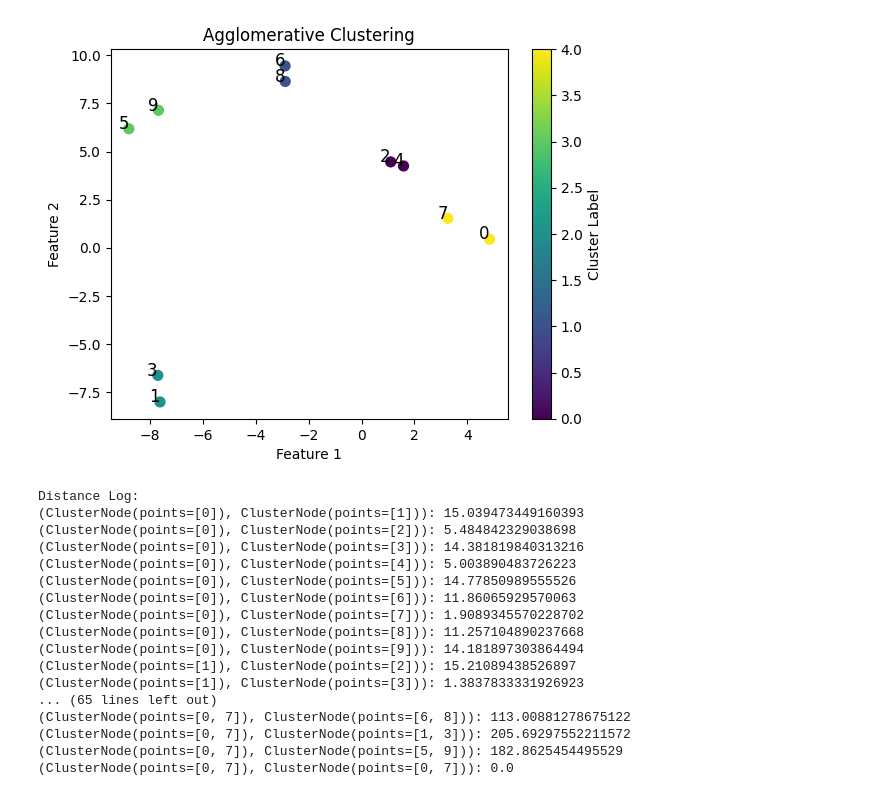
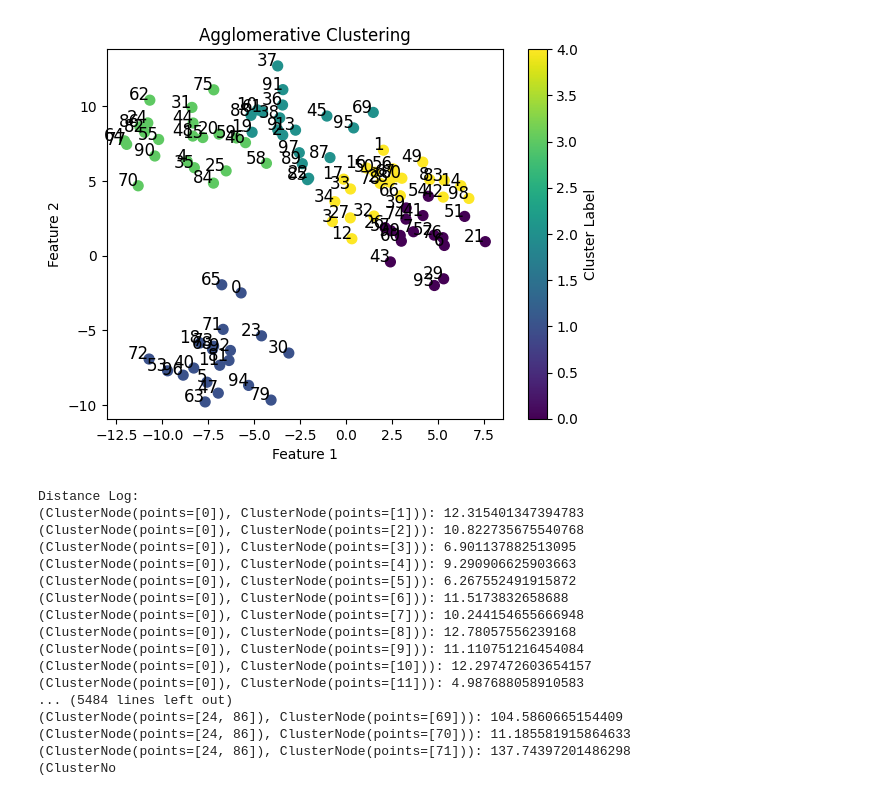
Before and after one commit to judywu4800/SI_HierarchicalClustering, a Jupyter notebook: Hierarchial_Clustering_testing.ipynb, the cells around one changed output. Drawn from its saved outputs; the diff is of its cells as text; code cells hidden in the pictures.

```diff
--- a/Hierarchial_Clustering_testing.ipynb
+++ b/Hierarchial_Clustering_testing.ipynb
@@ -4,53 +4,53 @@ from sklearn.datasets import make_blobs
 import matplotlib.pyplot as plt
 from hierarchical_clustering import AgglomerativeClustering
 # %%
-X, y = make_blobs(n_samples=10, centers=5, cluster_std=0.8,random_state=42)
+X, y = make_blobs(n_samples=100, centers=5, cluster_std=2,random_state=42)
 
 # Fit agglomerative clustering
-model = AgglomerativeClustering(X, n_clusters=5,linkage="ward")
+model = AgglomerativeClustering(X, tau=1, n_clusters=5,linkage="ward")
 model.fit()
 # Create an array to hold the assigned cluster labels
 cluster_labels = np.zeros(X.shape[0], dtype=int)
 
 # Assign cluster labels from the final cluster nodes
 for idx, node in enumerate(model.cluster_nodes):
     for point_index in node.points:
         cluster_labels[point_index] = idx
 
     # Visualize the clusters
 plt.scatter(X[:, 0], X[:, 1], s=50, c=cluster_labels, cmap='viridis', label='Data Points')
 plt.title('Agglomerative Clustering')
 plt.xlabel('Feature 1')
 plt.ylabel('Feature 2')
 plt.colorbar(label='Cluster Label')
 for i in range(len(X)):
     plt.annotate(str(i), (X[i, 0], X[i, 1]), fontsize=12, ha='right')
 
 plt.show()
 # %% [output]
-[figure, old version]
+[figure, new version]
 # %%
 print("Distance Log:")
 for key, value in model.distance_log.items():
     print(f"{key}: {value}")
 # %% [output]
 Distance Log:
-(ClusterNode(points=[0]), ClusterNode(points=[1])): 15.039473449160393
-(ClusterNode(points=[0]), ClusterNode(points=[2])): 5.484842329038698
-(ClusterNode(points=[0]), ClusterNode(points=[3])): 14.381819840313216
-(ClusterNode(points=[0]), ClusterNode(points=[4])): 5.003890483726223
-(ClusterNode(points=[0]), ClusterNode(points=[5])): 14.77850989555526
-(ClusterNode(points=[0]), ClusterNode(points=[6])): 11.86065929570063
-(ClusterNode(points=[0]), ClusterNode(points=[7])): 1.9089345570228702
-(ClusterNode(points=[0]), ClusterNode(points=[8])): 11.257104890237668
-(ClusterNode(points=[0]), ClusterNode(points=[9])): 14.181897303864494
-(ClusterNode(points=[1]), ClusterNode(points=[2])): 15.21089438526897
-(ClusterNode(points=[1]), ClusterNode(points=[3])): 1.3837833331926923
-... (65 lines left out)
-(ClusterNode(points=[0, 7]), ClusterNode(points=[6, 8])): 113.00881278675122
-(ClusterNode(points=[0, 7]), ClusterNode(points=[1, 3])): 205.69297552211572
-(ClusterNode(points=[0, 7]), ClusterNode(points=[5, 9])): 182.8625454495529
-(ClusterNode(points=[0, 7]), ClusterNode(points=[0, 7])): 0.0
+(ClusterNode(points=[0]), ClusterNode(points=[1])): 12.315401347394783
+(ClusterNode(points=[0]), ClusterNode(points=[2])): 10.822735675540768
+(ClusterNode(points=[0]), ClusterNode(points=[3])): 6.901137882513095
+(ClusterNode(points=[0]), ClusterNode(points=[4])): 9.290906625903663
+(ClusterNode(points=[0]), ClusterNode(points=[5])): 6.267552491915872
+(ClusterNode(points=[0]), ClusterNode(points=[6])): 11.5173832658688
+(ClusterNode(points=[0]), ClusterNode(points=[7])): 10.244154655666948
+(ClusterNode(points=[0]), ClusterNode(points=[8])): 12.78057556239168
+(ClusterNode(points=[0]), ClusterNode(points=[9])): 11.110751216454084
+(ClusterNode(points=[0]), ClusterNode(points=[10])): 12.297472603654157
+(ClusterNode(points=[0]), ClusterNode(points=[11])): 4.987688058910583
+... (5484 lines left out)
+(ClusterNode(points=[24, 86]), ClusterNode(points=[69])): 104.5860665154409
+(ClusterNode(points=[24, 86]), ClusterNode(points=[70])): 11.185581915864633
+(ClusterNode(points=[24, 86]), ClusterNode(points=[71])): 137.74397201486298
+(ClusterNo
 # %%
 print("\nExisting Clusters Log:")
 for key, value in model.existing_clusters_log.items():
```
Also changed, not shown: parts of 2 cells of this notebook, 1 other file.
